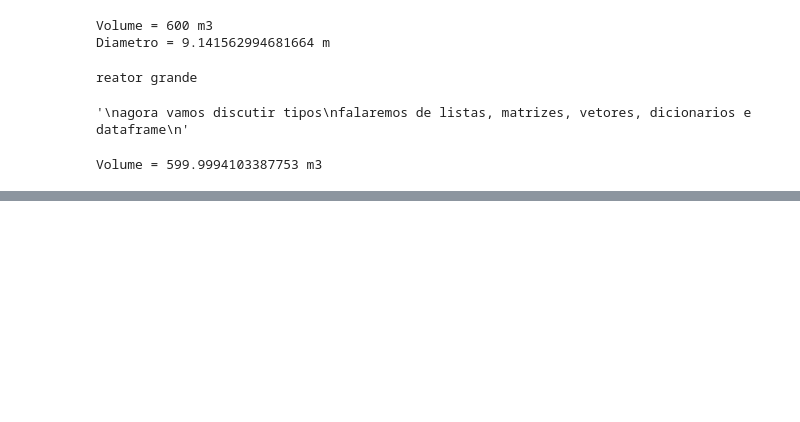
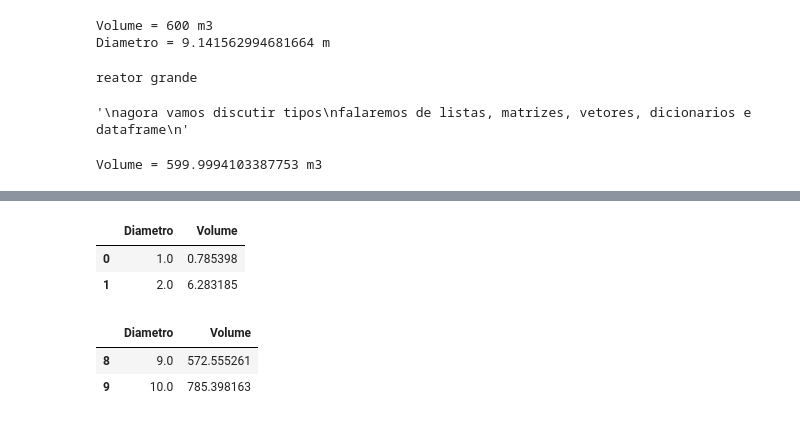
Before and after one commit to ucfilho/ANN_2021_01, a Jupyter notebook: Programacao_basica/programacao_basica_002.ipynb, the cells around one changed output, grey strips where cells are left out. Drawn from its saved outputs; the diff is of its cells as text; code cells hidden in the pictures; blank space fills up the shorter version.

```diff
--- a/Programacao_basica/programacao_basica_002.ipynb
+++ b/Programacao_basica/programacao_basica_002.ipynb
@@ -40,0 +93,3 @@ D = [1.0,2.0,3.0,4.0,5.0,6.0,7.0,8.0,9.0,10.0]
+# %%
+df = pd.DataFrame(Variaveis)
+print(df)
@@ -40,0 +108,12 @@ D = [1.0,2.0,3.0,4.0,5.0,6.0,7.0,8.0,9.0,10.0]
+# %%
+df.head(2)
+# %% [output]
+|  | Diametro | Volume |
+| 0 | 1.0 | 0.785398 |
+| 1 | 2.0 | 6.283185 |
+# %%
+df.tail(2)
+# %% [output]
+|  | Diametro | Volume |
+| 8 | 9.0 | 572.555261 |
+| 9 | 10.0 | 785.398163 |
```
Also changed, not shown: parts of 8 cells of this notebook.
